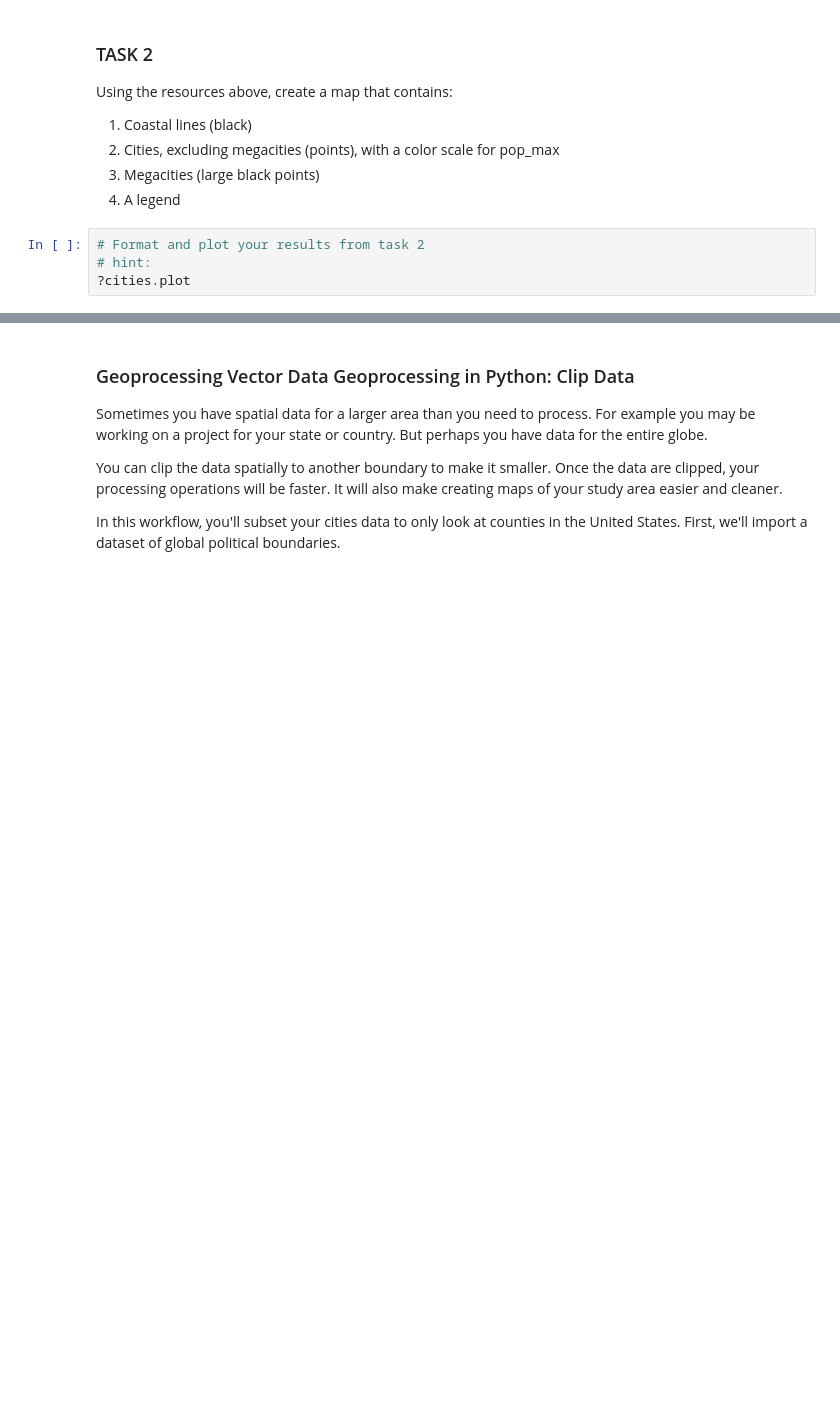
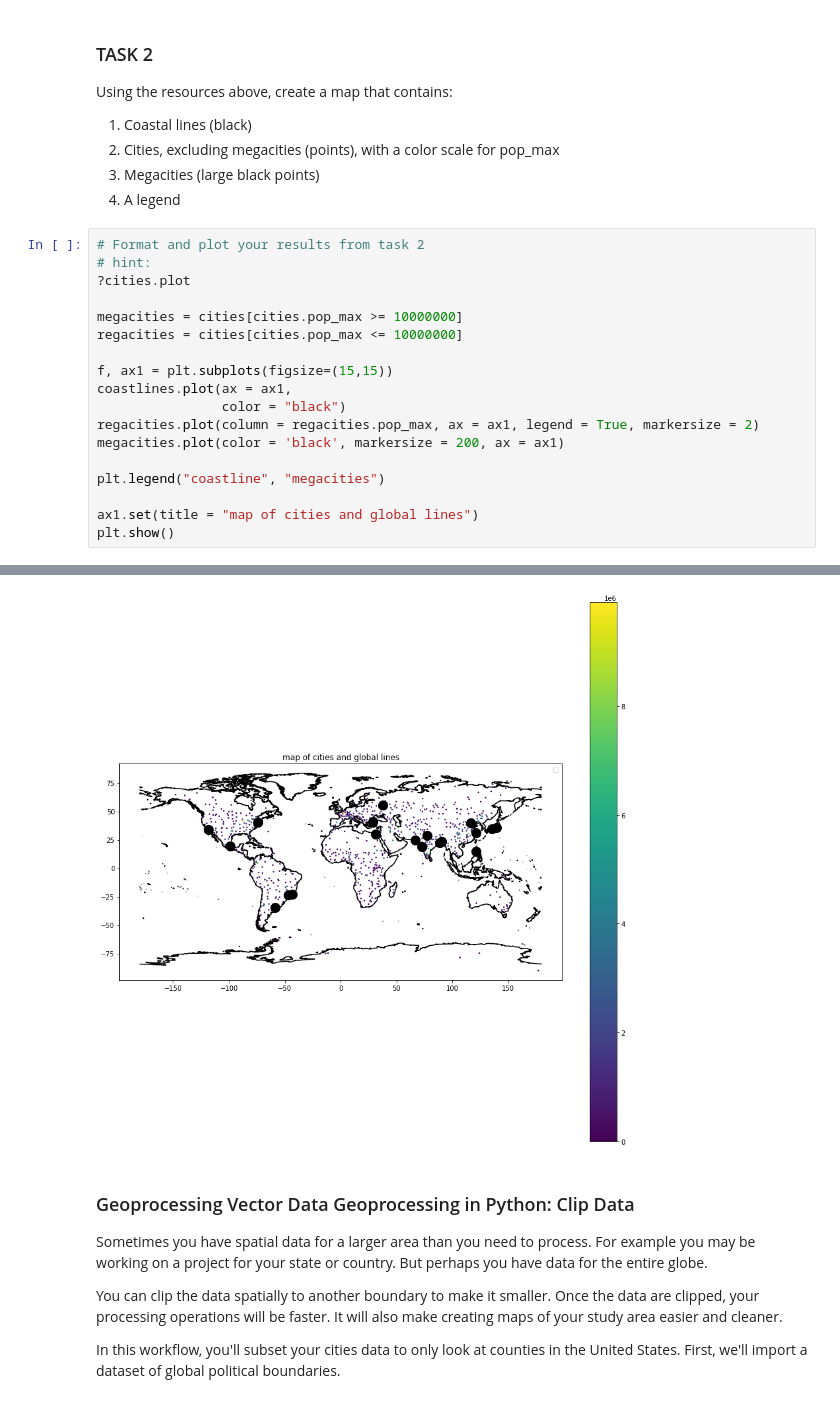
Before and after one commit to raruggie/EnvDatSci22, a Jupyter notebook: CodeSprints/VectorData101.ipynb, the cells around one changed output, grey strips where cells are left out. Cells and saved outputs as stored; diff of their text form; blank space fills up the shorter version.

```diff
--- a/CodeSprints/VectorData101.ipynb
+++ b/CodeSprints/VectorData101.ipynb
@@ -238,7 +381,22 @@ Using the resources above, create a map that contains:
 2. Cities, excluding megacities (points), with a color scale for pop_max
 3. Megacities (large black points)
 3. A legend
-# %%
-# Format and plot your results from task 2
-# hint:
-?cities.plot
+# %%
+# Format and plot your results from task 2
+# hint:
+?cities.plot
+
+megacities = cities[cities.pop_max >= 10000000]
+regacities = cities[cities.pop_max <= 10000000]
+
+f, ax1 = plt.subplots(figsize=(15,15))
+coastlines.plot(ax = ax1,
+                color = "black")
+regacities.plot(column = regacities.pop_max, ax = ax1, legend = True, markersize = 2)
+megacities.plot(color = 'black', markersize = 200, ax = ax1)
+
+plt.legend("coastline", "megacities")
+
+ax1.set(title = "map of cities and global lines")
+plt.show()
+# %% [output]
@@ -245,3 +420,4 @@ Using the resources above, create a map that contains:
+[figure, added]
 # %% [markdown]
 ### Geoprocessing Vector Data Geoprocessing in Python: Clip Data
 Sometimes you have spatial data for a larger area than you need to process. For example you may be working on a project for your state or country. But perhaps you have data for the entire globe.
```
Also changed, not shown: parts of 16 cells of this notebook.
